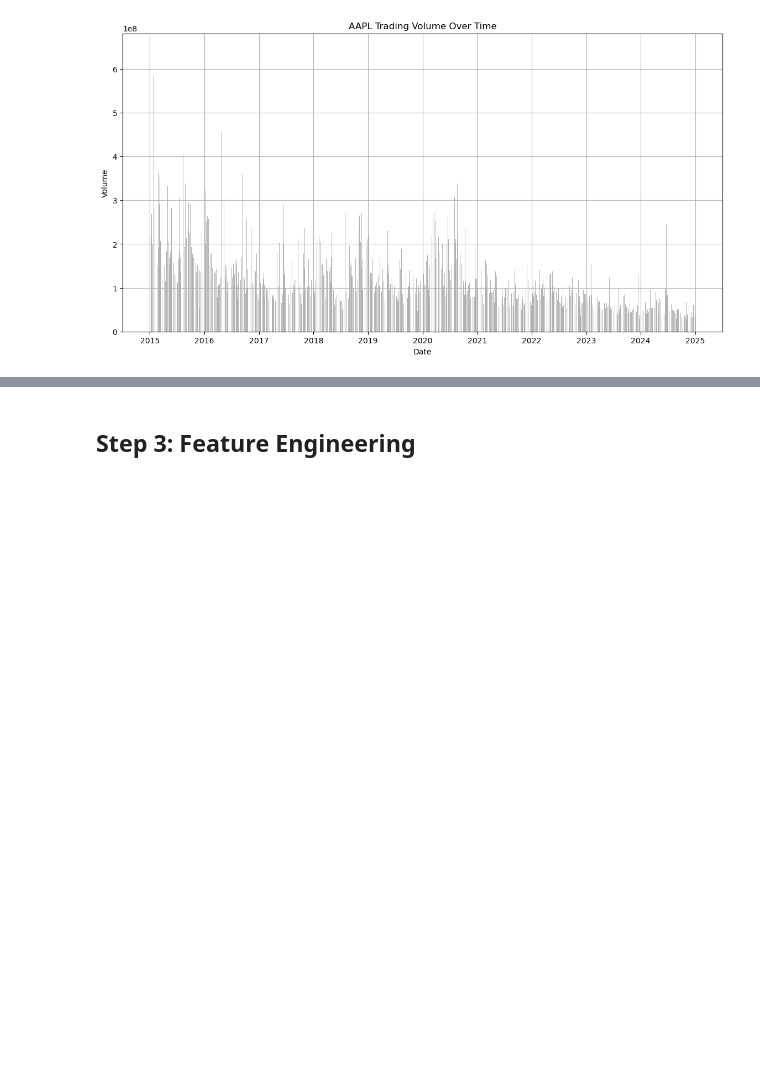
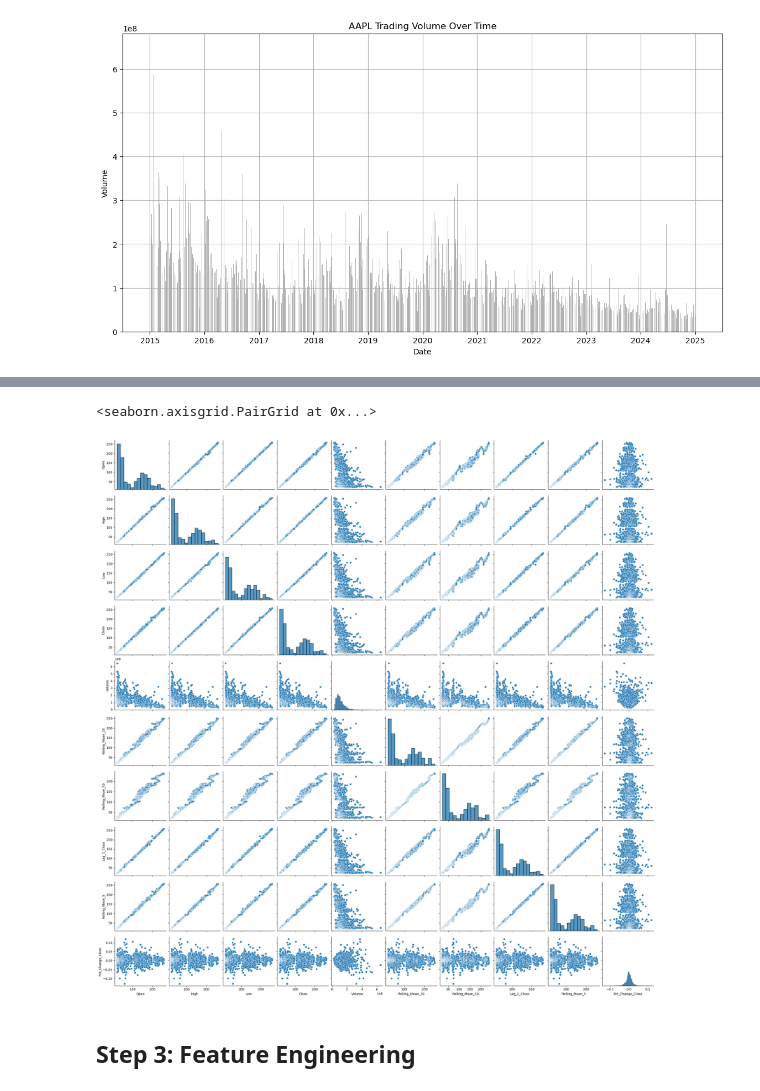
Before and after one commit to saksham3232/Stock-Price-Prediction-Analysis, a Jupyter notebook: stock_price_prediction.ipynb, the cells around one changed output, grey strips where cells are left out. Drawn from its saved outputs; the diff is of its cells as text; code cells hidden in the pictures; blank space fills up the shorter version.

```diff
--- a/stock_price_prediction.ipynb
+++ b/stock_price_prediction.ipynb
@@ -104,3 +156,8 @@ plt.show()
+# %%
+sns.pairplot(stock_data)
+# %% [output]
+<seaborn.axisgrid.PairGrid at 0x...>
+[figure, added]
 # %% [markdown]
 ## Step 3: Feature Engineering
 # %% [markdown]
```
Also changed, not shown: parts of 14 cells of this notebook.
